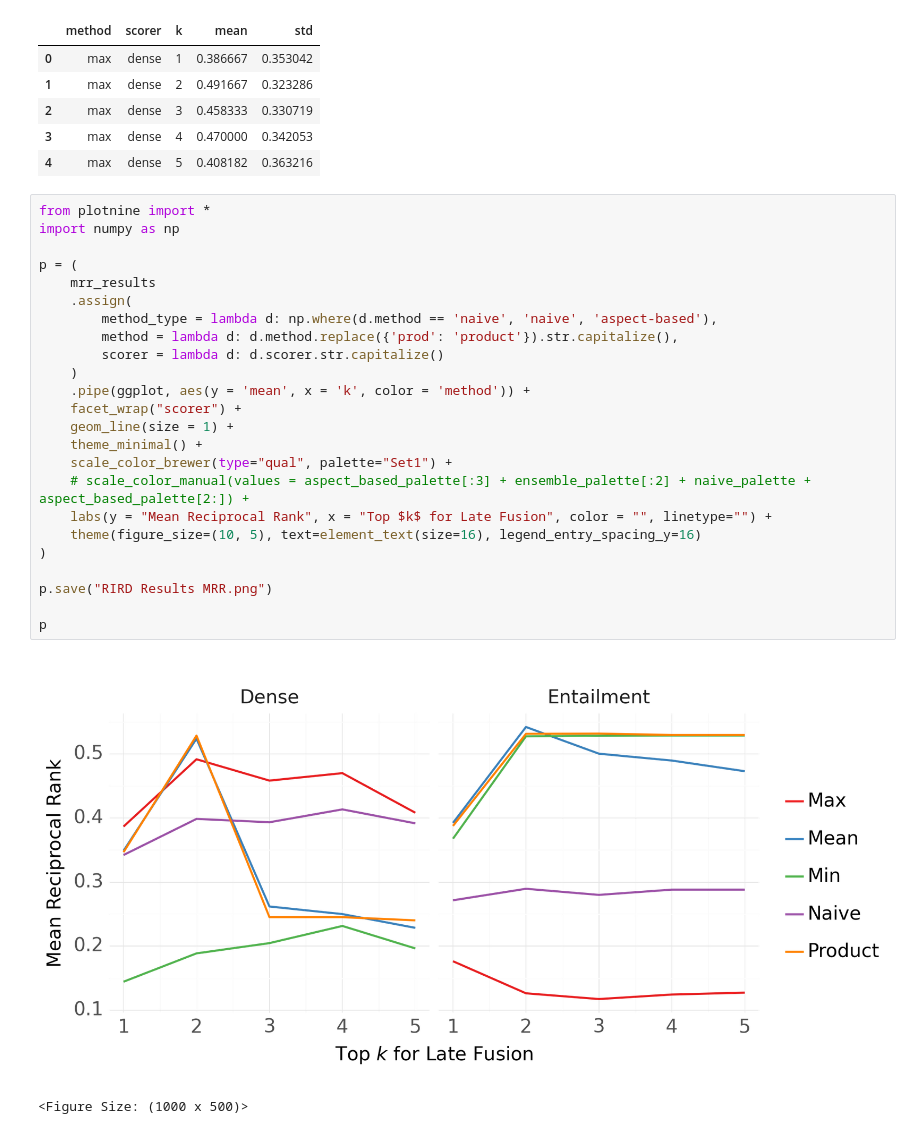
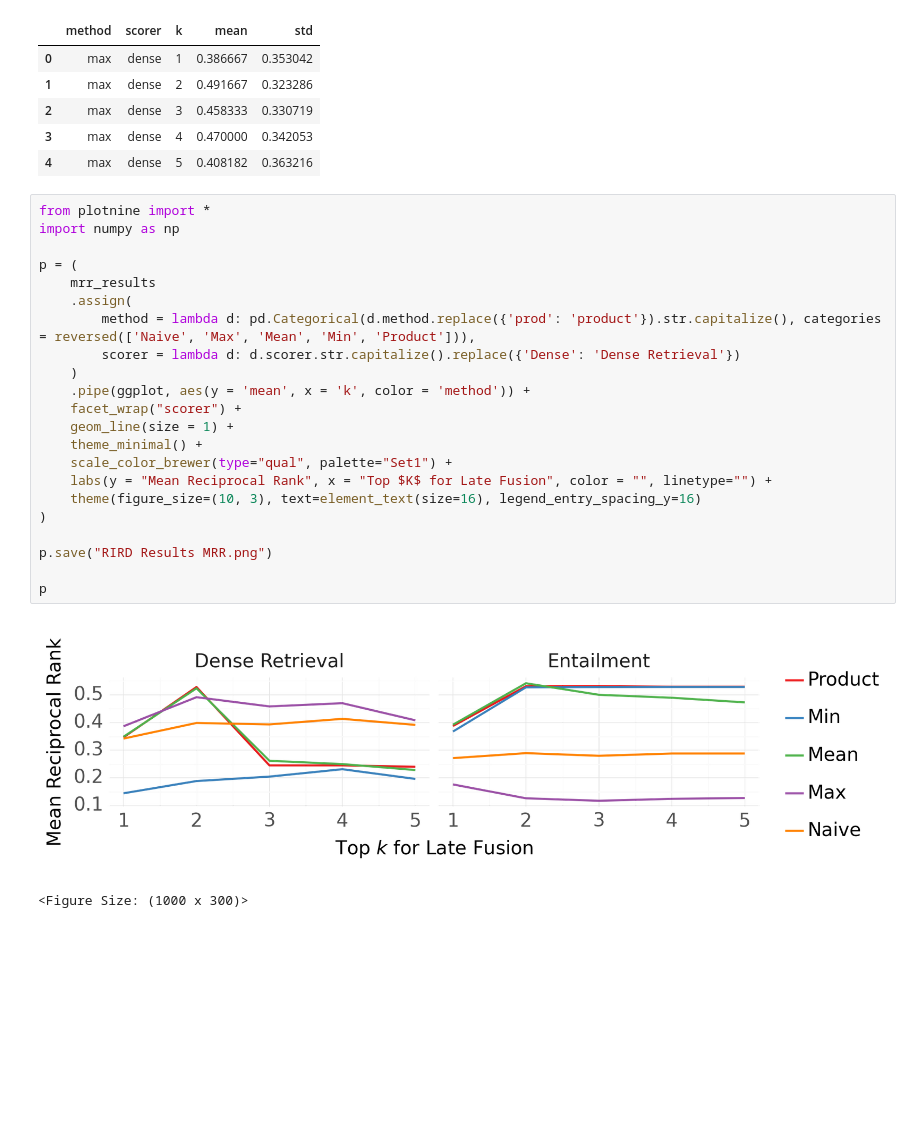
Before and after one commit to baronet2/marir, a Jupyter notebook: RIRD/21_compare_algorithms_item_first.ipynb, the cells around one changed output. Cells and saved outputs as stored; diff of their text form; blank space fills up the shorter version.

Commit message:
Fix categorical order, plot dimensions

```diff
--- a/RIRD/21_compare_algorithms_item_first.ipynb
+++ b/RIRD/21_compare_algorithms_item_first.ipynb
@@ -218,30 +218,28 @@ mrr_results.head()
 # %%
 from plotnine import *
 import numpy as np
 
 p = (
     mrr_results
     .assign(
-        method_type = lambda d: np.where(d.method == 'naive', 'naive', 'aspect-based'),
-        method = lambda d: d.method.replace({'prod': 'product'}).str.capitalize(),
-        scorer = lambda d: d.scorer.str.capitalize()
+        method = lambda d: pd.Categorical(d.method.replace({'prod': 'product'}).str.capitalize(), categories = reversed(['Naive', 'Max', 'Mean', 'Min', 'Product'])),
+        scorer = lambda d: d.scorer.str.capitalize().replace({'Dense': 'Dense Retrieval'})
     )
     .pipe(ggplot, aes(y = 'mean', x = 'k', color = 'method')) +
     facet_wrap("scorer") +
     geom_line(size = 1) +
     theme_minimal() +
     scale_color_brewer(type="qual", palette="Set1") +
-    # scale_color_manual(values = aspect_based_palette[:3] + ensemble_palette[:2] + naive_palette + aspect_based_palette[2:]) +
-    labs(y = "Mean Reciprocal Rank", x = "Top $k$ for Late Fusion", color = "", linetype="") +
-    theme(figure_size=(10, 5), text=element_text(size=16), legend_entry_spacing_y=16)
+    labs(y = "Mean Reciprocal Rank", x = "Top $K$ for Late Fusion", color = "", linetype="") +
+    theme(figure_size=(10, 3), text=element_text(size=16), legend_entry_spacing_y=16)
 )
 
 p.save("RIRD Results MRR.png")
 
 p
 # %% [output]
-[figure, old version]
+[figure, new version]
-<Figure Size: (1000 x 500)>
+<Figure Size: (1000 x 300)>
 # %%
 from plotnine import *
 import numpy as np
```
Also changed, not shown: parts of 2 cells of this notebook, 8 other files.
